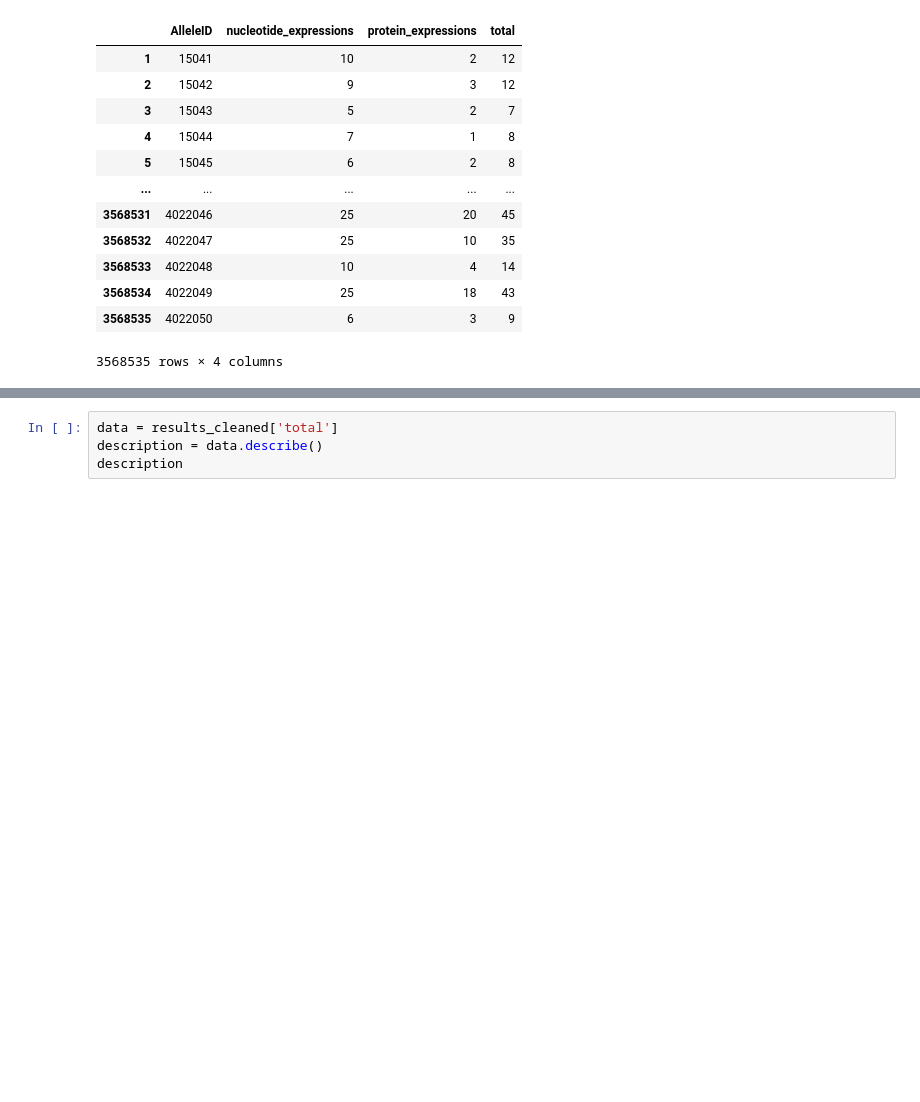
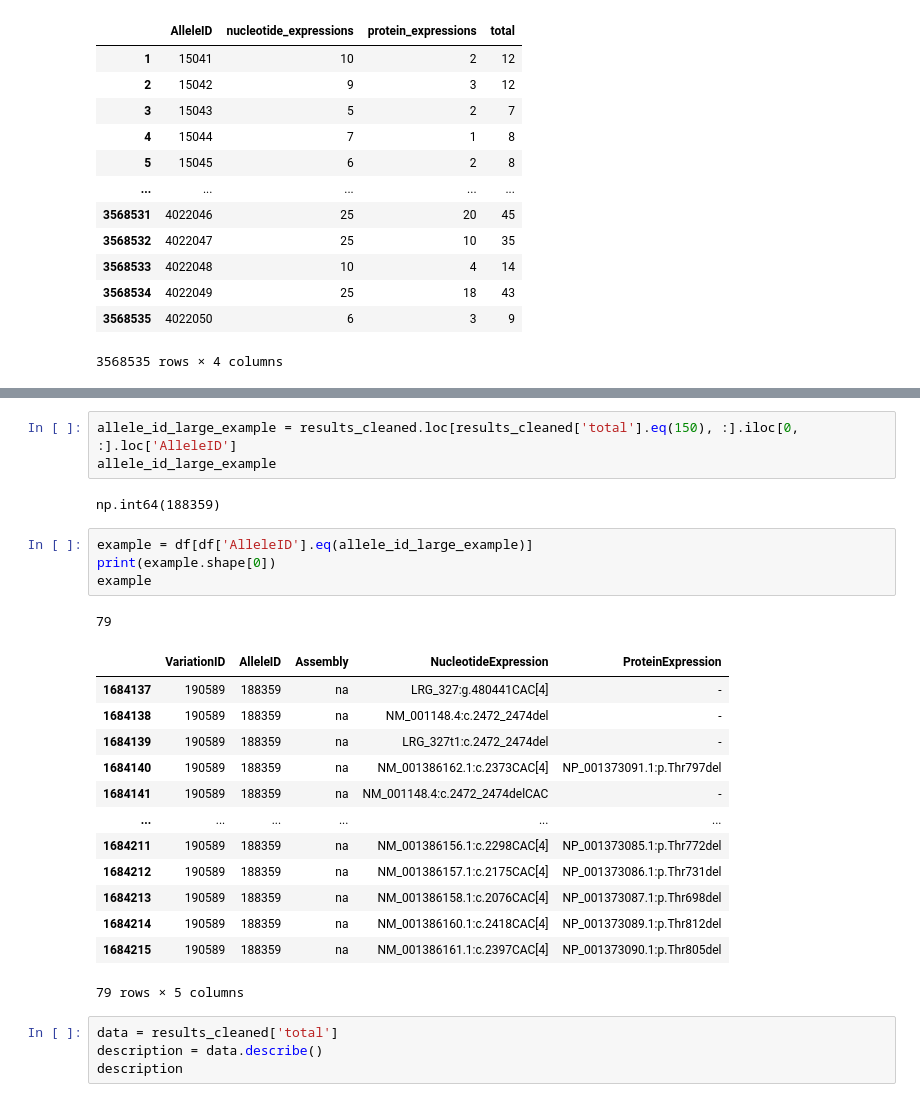
Before and after one commit to ga4gh/2025-catvar-call-to-action, a Jupyter notebook: analyses/clinvar/expressions-per-allele.ipynb, the cells around one changed output, grey strips where cells are left out. Saved outputs shown, nothing was run; the diff lists cells and outputs as text; blank space fills up the shorter version.

```diff
--- a/analyses/clinvar/expressions-per-allele.ipynb
+++ b/analyses/clinvar/expressions-per-allele.ipynb
@@ -162,3 +215,27 @@ results_cleaned
+# %%
+allele_id_large_example = results_cleaned.loc[results_cleaned['total'].eq(150), :].iloc[0, :].loc['AlleleID']
+allele_id_large_example
+# %% [output]
+np.int64(188359)
+# %%
+example = df[df['AlleleID'].eq(allele_id_large_example)]
+print(example.shape[0])
+example
+# %% [output]
+79
+|  | VariationID | AlleleID | Assembly | NucleotideExpression | ProteinExpression |
+| 1684137 | 190589 | 188359 | na | LRG_327:g.480441CAC[4] | - |
+| 1684138 | 190589 | 188359 | na | NM_001148.4:c.2472_2474del | - |
+| 1684139 | 190589 | 188359 | na | LRG_327t1:c.2472_2474del | - |
+| 1684140 | 190589 | 188359 | na | NM_001386162.1:c.2373CAC[4] | NP_001373091.1:p.Thr797del |
+| 1684141 | 190589 | 188359 | na | NM_001148.4:c.2472_2474delCAC | - |
+| ... | ... | ... | ... | ... | ... |
+| 1684211 | 190589 | 188359 | na | NM_001386156.1:c.2298CAC[4] | NP_001373085.1:p.Thr772del |
+| 1684212 | 190589 | 188359 | na | NM_001386157.1:c.2175CAC[4] | NP_001373086.1:p.Thr731del |
+| 1684213 | 190589 | 188359 | na | NM_001386158.1:c.2076CAC[4] | NP_001373087.1:p.Thr698del |
+| 1684214 | 190589 | 188359 | na | NM_001386160.1:c.2418CAC[4] | NP_001373089.1:p.Thr812del |
+| 1684215 | 190589 | 188359 | na | NM_001386161.1:c.2397CAC[4] | NP_001373090.1:p.Thr805del |
+79 rows × 5 columns
 # %%
 data = results_cleaned['total']
 description = data.describe()
```
Also changed, not shown: parts of 12 cells of this notebook, 1 other file.
